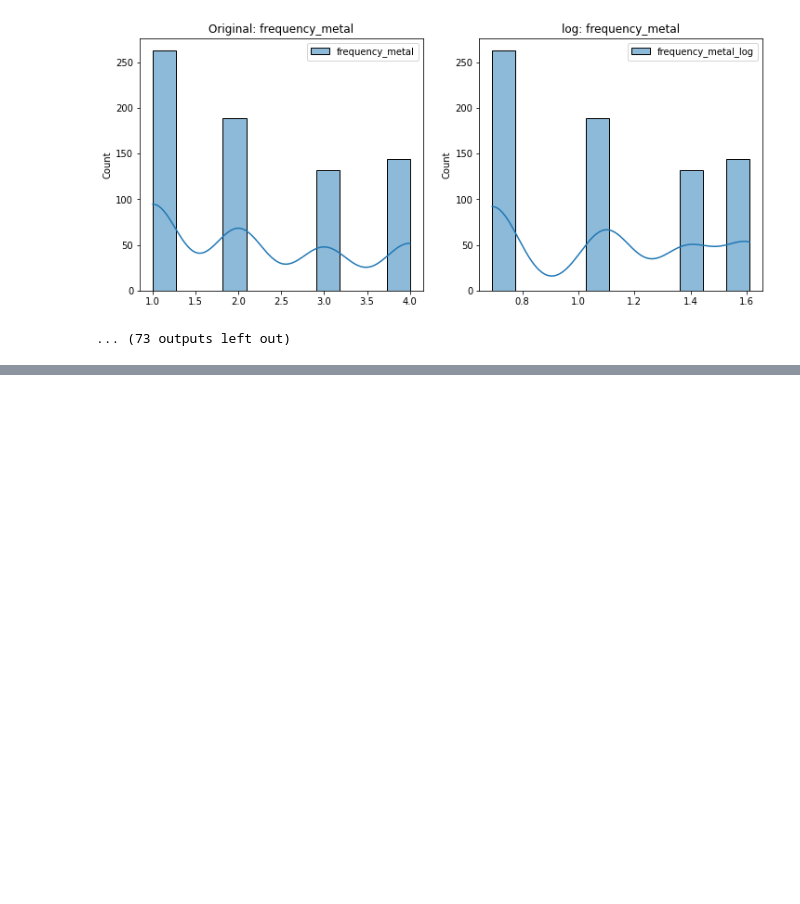
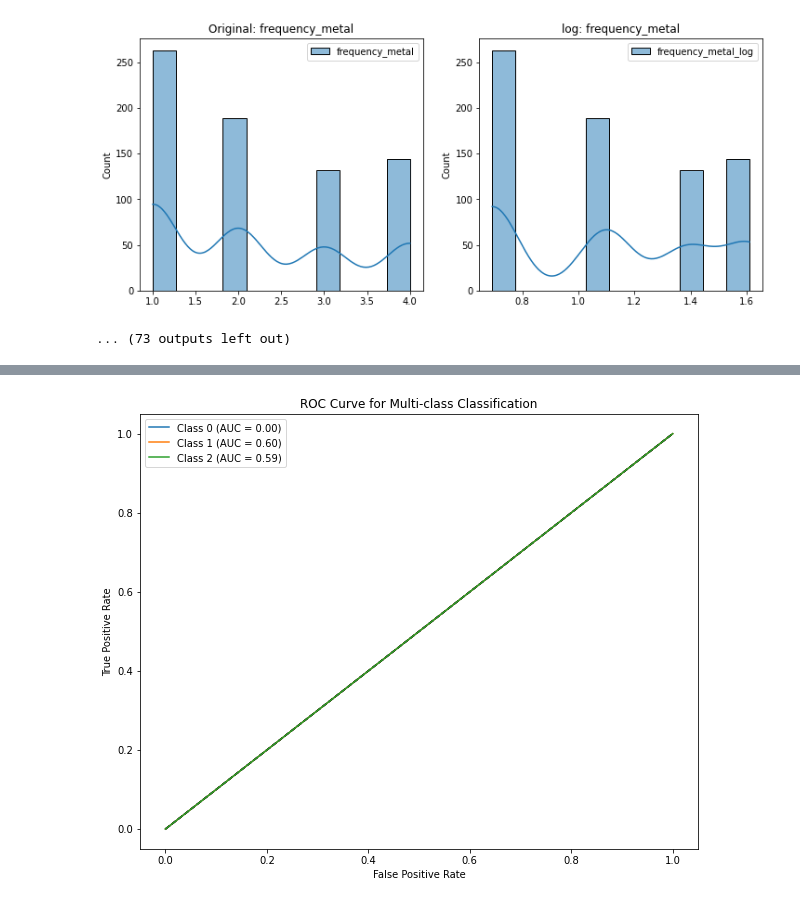
Before and after one commit to litahry/a4, a Jupyter notebook: Pt4.ipynb, the cells around one changed output, grey strips where cells are left out. Saved outputs shown, nothing was run; the diff lists cells and outputs as text; code cells hidden in the pictures; blank space fills up the shorter version.

```diff
--- a/Pt4.ipynb
+++ b/Pt4.ipynb
@@ -777,0 +799,95 @@ ConnectionRefusedError: [Errno 111] Connection refused
+# %%
+#BinaryClassificationEvaluator
+from pyspark.ml.classification import OneVsRest, LogisticRegression
+from pyspark.ml.evaluation import BinaryClassificationEvaluator
+from pyspark.sql import functions as F
+import matplotlib.pyplot as plt
+import seaborn as sns
+from pyspark.ml.feature import VectorAssembler, StringIndexer, OneHotEncoder
+from pyspark.ml import Pipeline
+import pandas as pd
+
+# Define string columns and feature columns
+string_cols = ['primary_streaming_service', 'fav_genre', 'age_bin', 'hours_per_day_bin', 'date']
+feature_columns = ["age", "hours_per_day", "while_working", "bpm", "frequency_classical",
+                   "frequency_edm", "frequency_folk", "frequency_hip_hop", "frequency_latin",
+                   "frequency_lofi", "frequency_metal", "frequency_pop", "frequency_r&b",
+                   "frequency_rock", "frequency_video_game_music", "anxiety", "depression",
+                   "insomnia", "ocd", "hour", "minute"]
+
+# Index string columns
+indexers = [StringIndexer(inputCol=col, outputCol=f"{col}_indexed", handleInvalid='keep') for col in string_cols]
+
+# One-hot encode indexed columns
+encoders = [OneHotEncoder(inputCol=f"{col}_indexed", outputCol=f"{col}_vec") for col in string_cols]
+
+# Assemble features into a vector
+assembler = VectorAssembler(inputCols=feature_columns + [f"{col}_vec" for col in string_cols], outputCol="features")
+
+# Create the pipeline
+pipeline = Pipeline(stages=indexers + encoders + [assembler])
+
+# Transform the data to include the 'features' column
+transformed_df = pipeline.fit(combined_transformed_df).transform(combined_transformed_df)
+
+# Train-test split
+train_df, test_df = transformed_df.randomSplit([0.7, 0.3], seed=42)
+
+# Define the base classifier for OvR
+lr = LogisticRegression(featuresCol="features", labelCol="music_effects")
+
+# Define the One-vs-Rest classifier
+ovr = OneVsRest(classifier=lr, labelCol="music_effects")
+
+# Train the One-vs-Rest model
+ovr_model = ovr.fit(train_df)
+
+# Make predictions
+ovr_predictions = ovr_model.transform(test_df)
+
+# Evaluate the model using BinaryClassificationEvaluator
+roc_evaluators = []
+for i in range(3):  # Assuming 3 classes
+    evaluator = BinaryClassificationEvaluator(labelCol="binary_label", rawPredictionCol="rawPrediction", metricName="areaUnderROC")
+    test_predictions_class = ovr_predictions.withColumn("binary_label", F.when(F.col("music_effects") == i, 1).otherwise(0))
+    auc = evaluator.evaluate(test_predictions_class)
+    roc_evaluators.append((i, auc))
+
+# Plot ROC curves
+plt.figure(figsize=(10, 8))
+for label, auc in roc_evaluators:
+    plt.plot([0, 1], [0, 1], 'k--')
+    plt.plot([0, auc, 1], [0, auc, 1], label=f'Class {label} (AUC = {auc:.2f})')
+plt.xlabel('False Positive Rate')
+plt.ylabel('True Positive Rate')
+plt.title('ROC Curve for Multi-class Classification')
+plt.legend(loc='best')
+plt.show()
+
+# Plotting distribution of a few key features
+key_features = ["age", "hours_per_day", "depression", "anxiety", "ocd", "insomnia"]
+
+for feature in key_features:
+    plt.figure(figsize=(10, 6))
+    sns.histplot(data=combined_transformed_df.select(feature).toPandas(), kde=True)
+    plt.title(f'Distribution of {feature}')
+    plt.xlabel(feature)
+    plt.ylabel('Frequency')
+    plt.show()
+
+# Additional visualization: Confusion matrix heatmap
+# Convert predictions to Pandas DataFrame
+actual = test_df.select("music_effects").toPandas()
+predicted = ovr_predictions.select("prediction").toPandas()
+
+# Create a confusion matrix using pandas
+conf_matrix = pd.crosstab(actual["music_effects"], predicted["prediction"], rownames=["Actual"], colnames=["Predicted"])
+
+# Plot the confusion matrix
+plt.figure(figsize=(10, 8))
+sns.heatmap(conf_matrix, annot=True, fmt="d", cmap="Blues")
+plt.xlabel('Predicted')
+plt.ylabel('Actual')
+plt.title('Confusion Matrix for One-vs-Rest Logistic Regression')
+plt.show()
+# %% [output]
@@ -777,0 +895 @@ ConnectionRefusedError: [Errno 111] Connection refused
+[figure, added]
```
Also changed, not shown: parts of 16 cells of this notebook.
